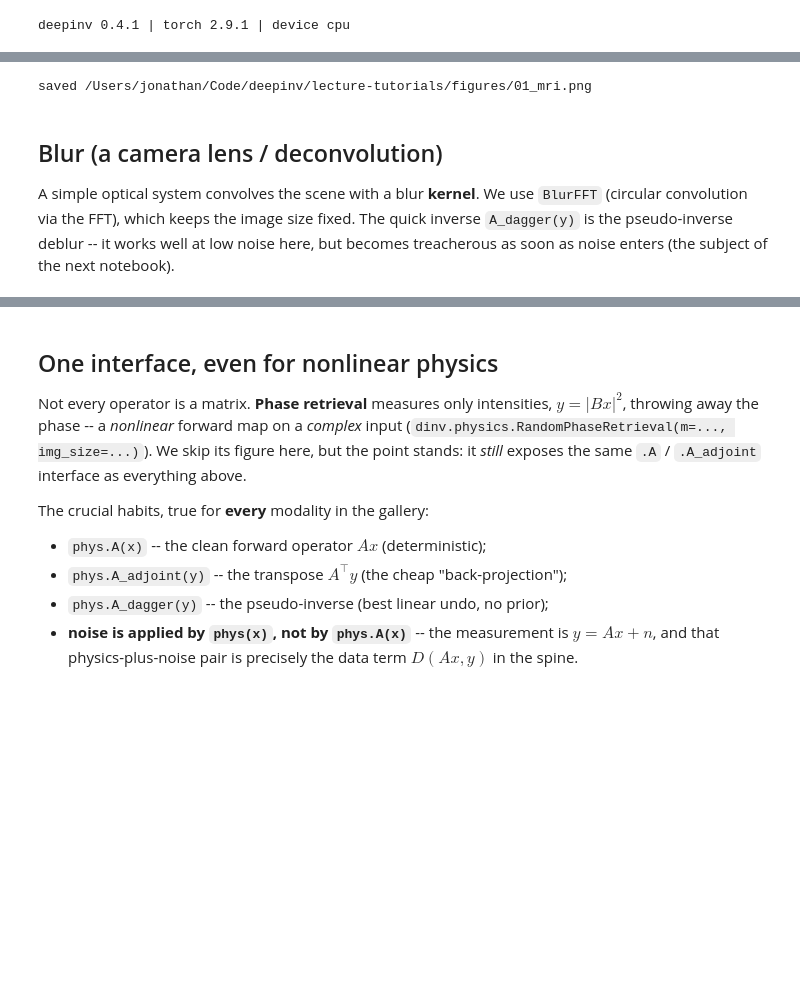
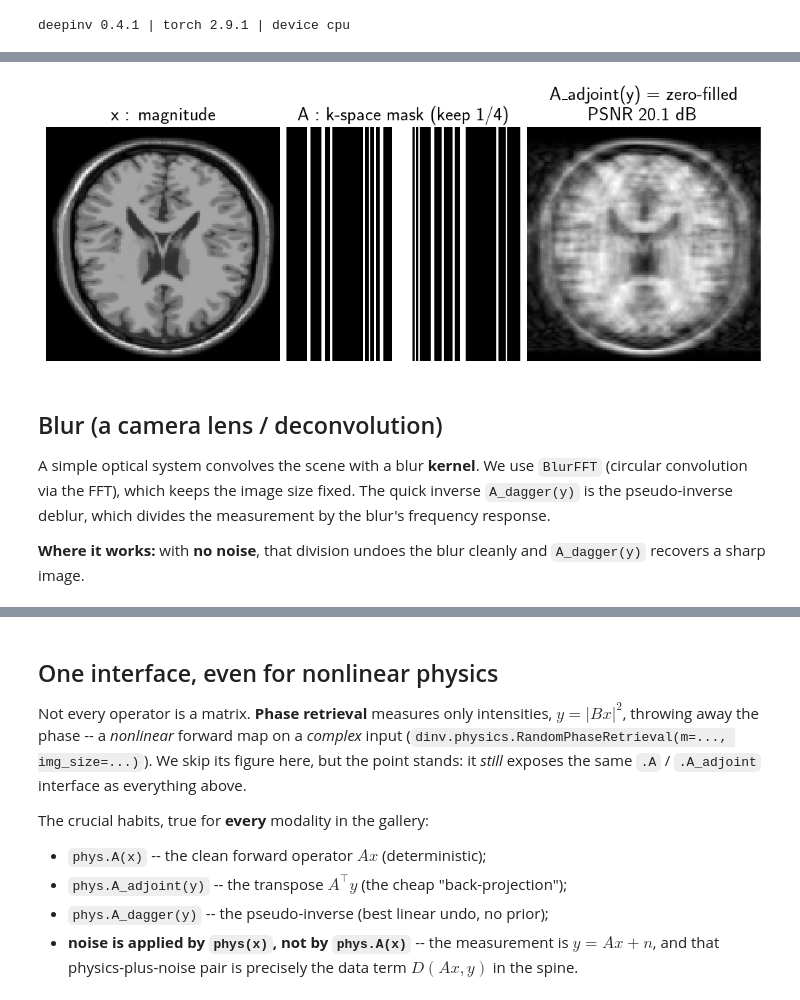
Before and after one commit to jon-dong/deepinv, a Jupyter notebook: lecture-tutorials/01_forward_operators.ipynb, the cells around one changed output, grey strips where cells are left out. Saved outputs shown, nothing was run; the diff lists cells and outputs as text; code cells hidden in the pictures; blank space fills up the shorter version.

```diff
--- a/lecture-tutorials/01_forward_operators.ipynb
+++ b/lecture-tutorials/01_forward_operators.ipynb
@@ -61,37 +95,38 @@ the **zero-filled** reconstruction `A_adjoint(y)` -- inverse-FFT the masked data
 # %%
 # Modality-appropriate image: a brain slice (recipe 1).
 vol = dinv.utils.load_example("brainweb_t1_ICBM_1mm_subject_0.npy", device=tc.DEVICE)
 sl = vol[vol.shape[0] // 2].unsqueeze(0).unsqueeze(0)            # mid-slice (1,1,217,181)
 x_brain = F.interpolate(sl / sl.max(), size=(128, 128), mode="bilinear",
                         align_corners=False)                    # (1,1,128,128) in [0,1]
 
 x_mri = torch.cat([x_brain, torch.zeros_like(x_brain)], dim=1)  # 2-ch real input (1,2,H,W)
 mask = dinv.physics.generator.GaussianMaskGenerator(
     img_size=(128, 128), acceleration=4, device=tc.DEVICE).step()["mask"]
 phys_mri = dinv.physics.MRI(mask=mask, img_size=(128, 128), device=tc.DEVICE)
 
 y_mri = phys_mri.A(x_mri)                                       # masked k-space (1,2,H,W)
 x_zf = phys_mri.A_adjoint(y_mri)                                # zero-filled (1,2,H,W)
 mag_zf = torch.sqrt(x_zf[:, 0:1] ** 2 + x_zf[:, 1:2] ** 2)     # magnitude to display
 
-tc.save_images(
+tc.show_images(
     [x_brain, mask, mag_zf],
     titles=["x : magnitude",
             "A : k-space mask (keep 1/4)",
             tc.title_psnr("A_adjoint(y) = zero-filled", mag_zf, x_brain)],
-    fname="01_mri.png",
     figsize=(9, 4),
 )
 # %% [output]
-saved /Users/jonathan/Code/deepinv/lecture-tutorials/figures/01_mri.png
+[figure, added]
 # %% [markdown]
 ## Blur (a camera lens / deconvolution)
 
 A simple optical system convolves the scene with a blur **kernel**. We use
 `BlurFFT` (circular convolution via the FFT), which keeps the image size fixed.
-The quick inverse `A_dagger(y)` is the pseudo-inverse deblur -- it works well at
-low noise here, but becomes treacherous as soon as noise enters (the subject of
-the next notebook).
+The quick inverse `A_dagger(y)` is the pseudo-inverse deblur, which divides the
+measurement by the blur's frequency response.
+
+**Where it works:** with **no noise**, that division undoes the blur cleanly and
+`A_dagger(y)` recovers a sharp image.
 # %%
 x_bf = dinv.utils.load_example("butterfly.png", img_size=(128, 128),
                                grayscale=True, device=tc.DEVICE)
```
Also changed, not shown: parts of 11 cells of this notebook, 5 other files.
